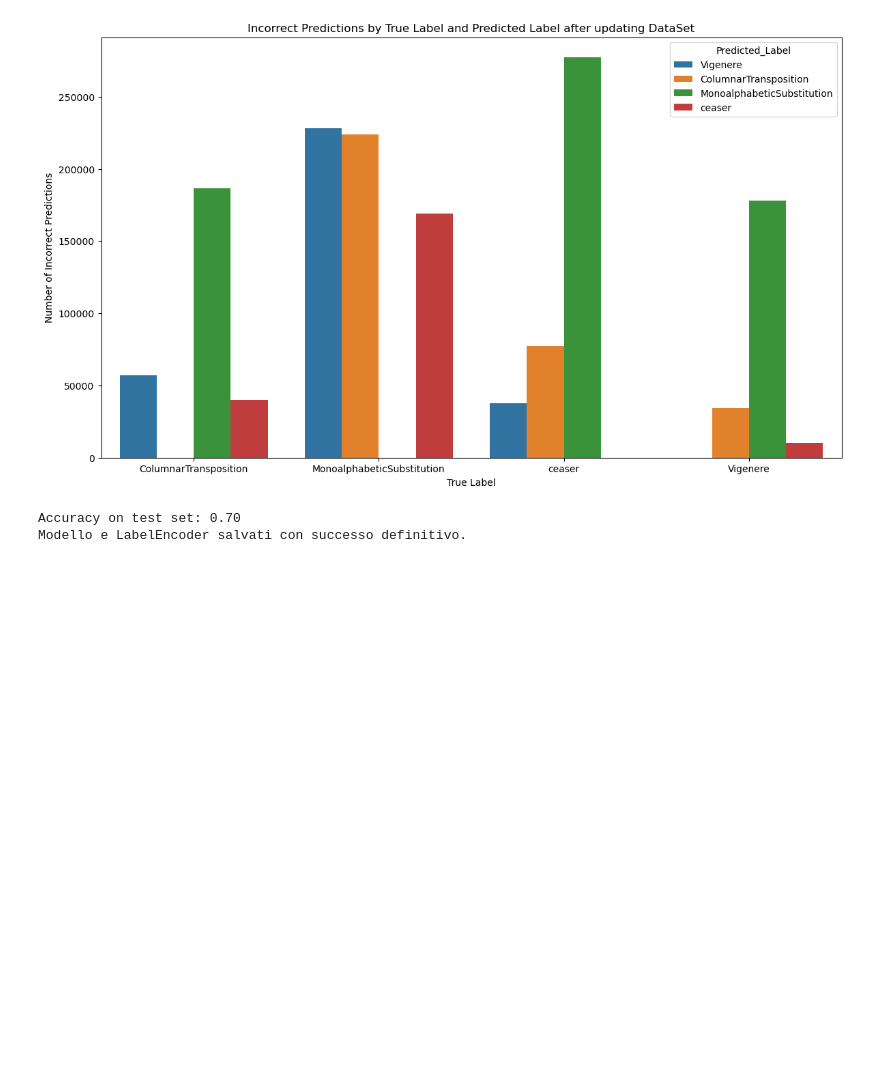
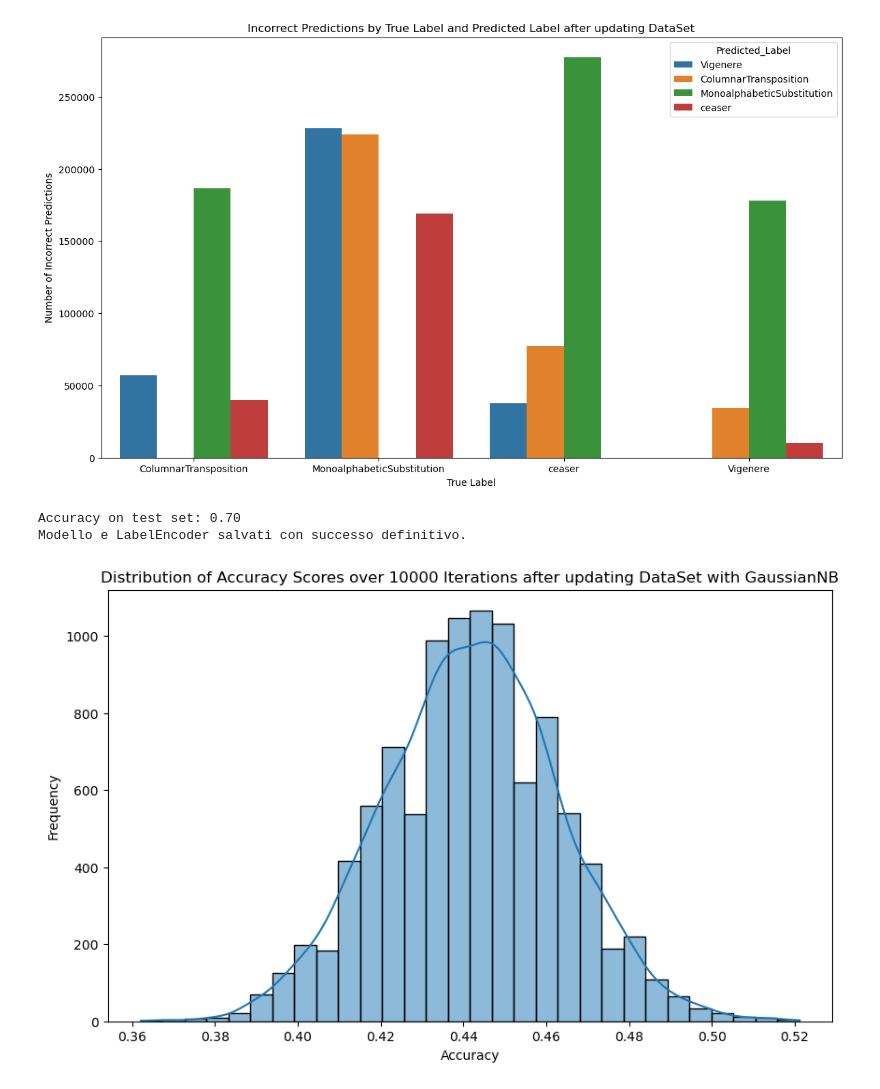
Before and after one commit to pacifi5/D-Agapeyef-FIA, a Jupyter notebook: TestGraph.ipynb, the cells around one changed output. Saved outputs shown, nothing was run; the diff lists cells and outputs as text; code cells hidden in the pictures; blank space fills up the shorter version.

```diff
--- a/TestGraph.ipynb
+++ b/TestGraph.ipynb
@@ -163,3 +121,60 @@ print("Modello e LabelEncoder salvati con successo definitivo.")
 # %% [output]
 Accuracy on test set: 0.70
 Modello e LabelEncoder salvati con successo definitivo.
+# %%
+import pandas as pd
+from sklearn.naive_bayes import GaussianNB  # Modello sostituito
+from sklearn.model_selection import train_test_split
+from sklearn.metrics import accuracy_score
+from sklearn.preprocessing import LabelEncoder
+import numpy as np
+import matplotlib.pyplot as plt
+import seaborn as sns
+
+# Caricamento del dataset
+df = pd.read_csv("Jupyter Notebooks/DataSets/NewDataset4.csv")
+
+# Separazione delle caratteristiche e del target
+X = df.drop(columns=['Cipher'])
+y = df['Cipher']
+
+# Conversione dei dati categorici in numerici usando LabelEncoder
+label_encoders = {}  # Per salvare i label encoder per ogni colonna categorica
+for column in X.columns:
+    if X[column].dtype == 'object':  # Controllo se la colonna è di tipo oggetto (stringa)
+        label_encoder = LabelEncoder()
+        X[column] = label_encoder.fit_transform(X[column])
+        label_encoders[column] = label_encoder
+
+# Inizializzazione della lista per memorizzare gli accuracy score
+accuracy_scores = []
+
+# Esecuzione del modello 10000 volte
+for i in range(10000):
+    # Divisione dei dati in set di addestramento e test
+    X_train, X_test, y_train, y_test = train_test_split(X, y, test_size=0.25)
+
+    # Inizializzazione e addestramento del modello GaussianNB
+    model = GaussianNB()
+
+    model.fit(X_train, y_train)
+
+    # Predizione sui dati di test
+    predictions = model.predict(X_test)
+
+    # Calcolo dell'accuratezza e aggiunta alla lista
+    score = accuracy_score(y_test, predictions)
+    accuracy_scores.append(score)
+
+# Conversione della lista in un array numpy per una manipolazione più facile
+accuracy_scores = np.array(accuracy_scores)
+
+# Visualizzazione della distribuzione degli accuracy score
+plt.figure(figsize=(10, 6))
+sns.histplot(accuracy_scores, bins=30, kde=True)
+plt.title('Distribution of Accuracy Scores over 10000 Iterations after updating DataSet with GaussianNB')
+plt.xlabel('Accuracy')
+plt.ylabel('Frequency')
+plt.show()
+# %% [output]
+[figure, added]
```
Also changed, not shown: parts of 2 cells of this notebook, 5 other files.
